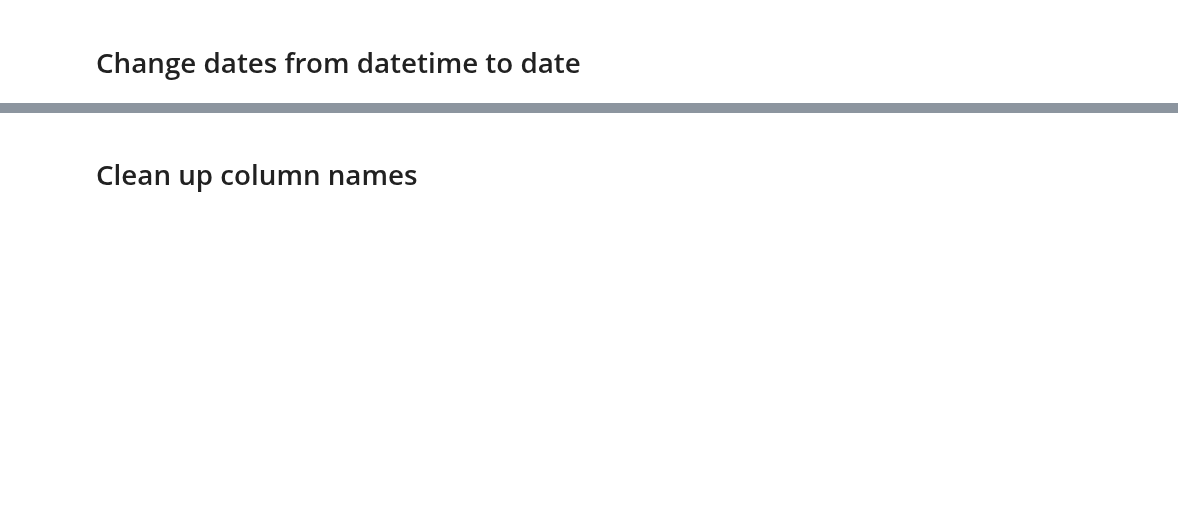
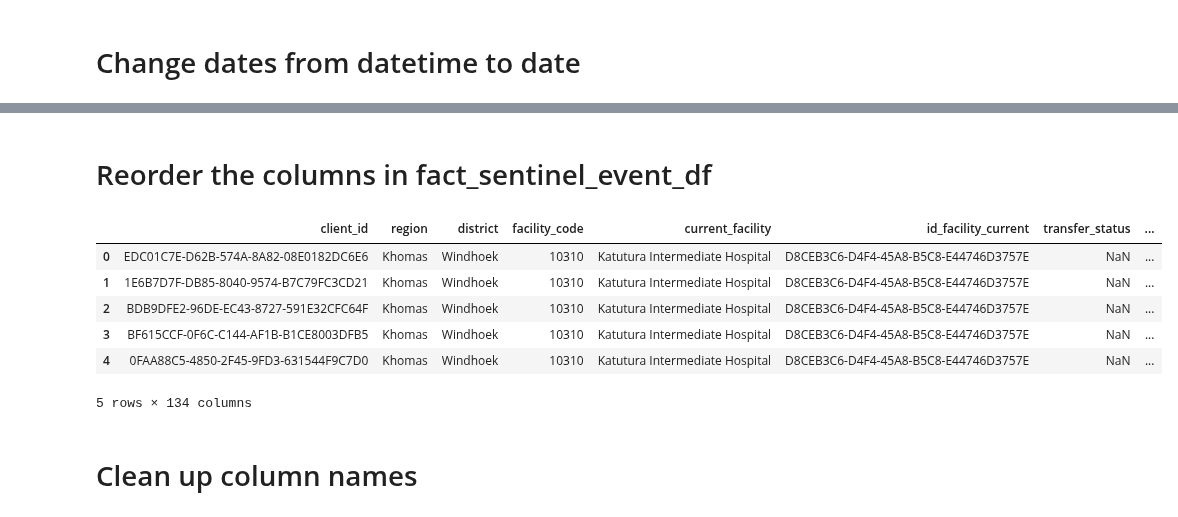
Before and after one commit to UCSF-IGHS/duft-config, a Jupyter notebook: system/data_tasks/fm_sentinel_events.ipynb, the cells around one changed output, grey strips where cells are left out. Saved outputs shown, nothing was run; the diff lists cells and outputs as text; code cells hidden in the pictures; blank space fills up the shorter version.

```diff
--- a/system/data_tasks/fm_sentinel_events.ipynb
+++ b/system/data_tasks/fm_sentinel_events.ipynb
@@ -1210,3 +1263,37 @@ fact_sentinel_event_df.head()
+# %% [markdown]
+# Reorder the columns in fact_sentinel_event_df
+# %%
+new_column_order = [
+    'client_id', 'region', 'district', 'facility_code', 'current_facility', 'id_facility_current',  'transfer_status', 'transfer_date',
+    'quantum_number', 'art_number', 'art_number_legacy', 'client_code', 'pharmacy_code',
+    'pmtct_number',  'first_name', 'last_name', 'contact_number', 'date_of_birth', 'sex', 'marital_status',  'current_age',  'pepfar_age_group', 'pepfar_age_group_val', 'paeds_adult_age_group',
+    'weight','current_town', 'current_constituency', 'current_street', 'permanent_town', 'permanent_constituency', 'permanent_street',
+    'cbart_cargs_name', 'cbart_cargs_code','hiv_confirmation_date', 'hiv_confirmation_age', 'hiv_confirmatory_result_date', 'hiv_confirmatory_result_type', 'hiv_diagnosis_facility_id',
+    'hiv_enrollment_date', 'hiv_enrollment_age','hiv_disclosure_enrollment_date', 'full_disclosure_date', 'hiv_enrollment_facility_id','arv_initiating_facility','art_start_date', 'months_since_art_start', 'art_duration', 'has_ever_been_initiated_on_art',
+    'patient_status', 'who_stage', 'art_eligible_reason',  'first_visit_date', 'first_visit_age', 'first_visit_facility_id', 'last_visit_date', 'last_visit_age',  'last_next_visit_date', 'last_care_model', 'last_visit_facility_id',
+    'last_cc_treatment_type', 'last_cc_treatment_date', 'last_cc_results', 'last_oi', 'last_scheduled_visit_date', 'last_pregnancy_status', 'last_breast_feeding',
+    'last_oi_other', 'last_regimen_line', 'last_visit_duration', 'days_since_last_visit', 'years_since_last_visit', 'last_visit_month', 'last_visit_year',   'last_lmp', 'last_edd','tb_screen_result', 'first_viral_load_order_date', 'first_viral_load_result_date', 'first_viral_load_result_age',
+    'first_viral_load_result', 'first_viral_load_facility_id', 'first_viral_load_result_category', 'first_viral_load_result_status', 'last_viral_load_order_date',
+    'last_viral_load_result_date','last_viral_load_result_age', 'months_since_last_viral_load', 'last_viral_load_result', 'last_viral_load_facility_id', 'is_virally_suppressed', 'is_not_virally_suppressed', 'needs_vl_test', 'last_viral_load_result_status', 'reason_for_next_vl', 'next_vl_date',
+     'tbt_start_date','tpt_regimen', 'tbt_expected_stop_date', 'tbt_actual_stop_date','tbt_facility_id', 'tbt_category',  'tbt_duration', 'tbt_registration_number',
+    'tbt_site', 'tbt_site_detail', 'tbt_outcome', 'tpt_facility_id', 'tpt_start_date',  'tpt_expected_stop_date', 'tpt_status',
+    'tpt_actual_stop_date', 'tpt_stop_reason',  'tpt_adherance','death_date', 'iit_date', 'iit_duration', 'client_status', 'tx_curr','paeds_adult_age_group_val', 'tri_pillar_age_group',
+    'is_last_viral_load_valid', 'last_viral_load_result_category',  'vl_eligibility', 'tpt_duration', 'tpt_duration_two',  'tpt_status_two', 'last_PBFW','mmp_status', 'mmp_status_current', 'mmp_status_adult', 'mmp_status_paed', 'six_mmp_eligible', 'six_mmp_eligible_but_not_given', 'art_outcomes'
+]
+
+# Reorder the columns in the DataFrame
+fact_sentinel_event_df = fact_sentinel_event_df[new_column_order]
+
+# Display the reordered DataFrame
+fact_sentinel_event_df.head()
+# %% [output]
+|  | client_id | region | district | facility_code | current_facility | id_facility_current | transfer_status | ... |
+| 0 | EDC01C7E-D62B-574A-8A82-08E0182DC6E6 | Khomas | Windhoek | 10310 | Katutura Intermediate Hospital | D8CEB3C6-D4F4-45A8-B5C8-E44746D3757E | NaN | ... |
+| 1 | 1E6B7D7F-DB85-8040-9574-B7C79FC3CD21 | Khomas | Windhoek | 10310 | Katutura Intermediate Hospital | D8CEB3C6-D4F4-45A8-B5C8-E44746D3757E | NaN | ... |
+| 2 | BDB9DFE2-96DE-EC43-8727-591E32CFC64F | Khomas | Windhoek | 10310 | Katutura Intermediate Hospital | D8CEB3C6-D4F4-45A8-B5C8-E44746D3757E | NaN | ... |
+| 3 | BF615CCF-0F6C-C144-AF1B-B1CE8003DFB5 | Khomas | Windhoek | 10310 | Katutura Intermediate Hospital | D8CEB3C6-D4F4-45A8-B5C8-E44746D3757E | NaN | ... |
+| 4 | 0FAA88C5-4850-2F45-9FD3-631544F9C7D0 | Khomas | Windhoek | 10310 | Katutura Intermediate Hospital | D8CEB3C6-D4F4-45A8-B5C8-E44746D3757E | NaN | ... |
+5 rows × 134 columns
 # %% [markdown]
 # Clean up column names
 # %%
```
Also changed, not shown: parts of 40 cells of this notebook, 1 other file.
